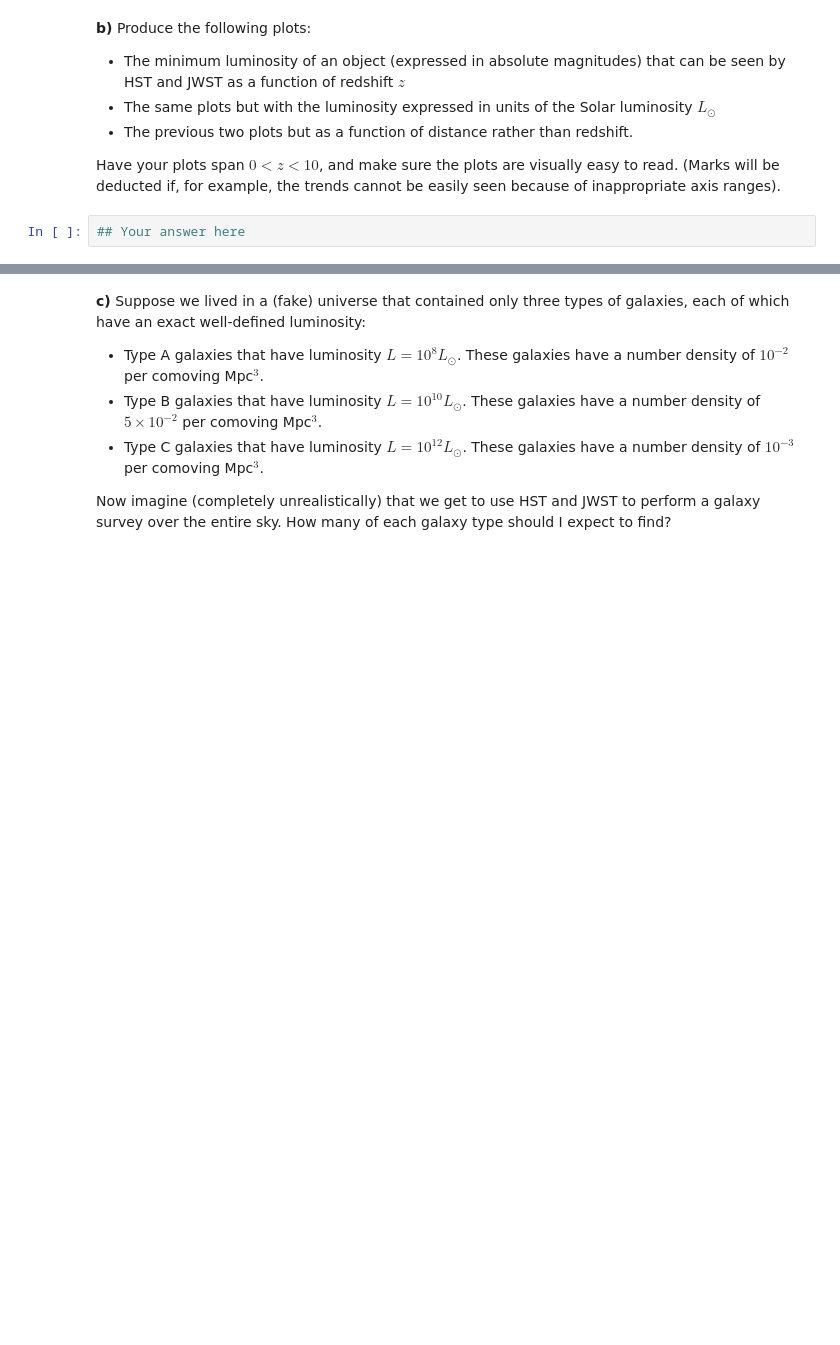
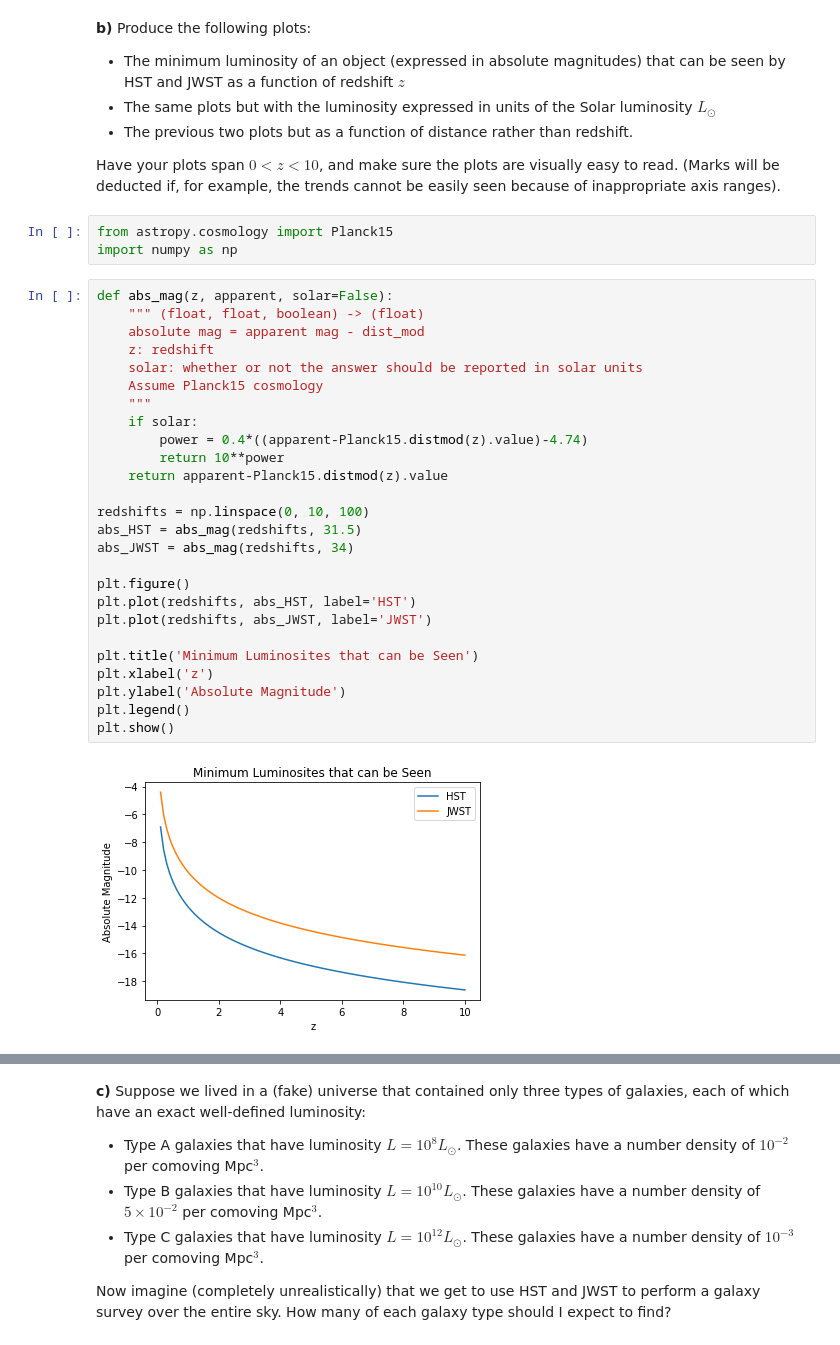
Before and after one commit to WillPugs/Phys321_midterm, a Jupyter notebook: Midterm2022.ipynb, the cells around one changed output, grey strips where cells are left out. Saved outputs shown, nothing was run; the diff lists cells and outputs as text; blank space fills up the shorter version.

```diff
--- a/Midterm2022.ipynb
+++ b/Midterm2022.ipynb
@@ -53,5 +125,34 @@ __b)__ Produce the following plots:
 * The previous two plots but as a function of distance rather than redshift.
 
 Have your plots span $0 < z < 10$, and make sure the plots are visually easy to read. (Marks will be deducted if, for example, the trends cannot be easily seen because of inappropriate axis ranges).
-# %%
-## Your answer here
+# %%
+from astropy.cosmology import Planck15
+import numpy as np
+# %%
+def abs_mag(z, apparent, solar=False):
+    """ (float, float, boolean) -> (float)
+    absolute mag = apparent mag - dist_mod
+    z: redshift
+    solar: whether or not the answer should be reported in solar units
+    Assume Planck15 cosmology
+    """
+    if solar:
+        power = 0.4*((apparent-Planck15.distmod(z).value)-4.74)
+        return 10**power
+    return apparent-Planck15.distmod(z).value
+
+redshifts = np.linspace(0, 10, 100)
+abs_HST = abs_mag(redshifts, 31.5)
+abs_JWST = abs_mag(redshifts, 34)
+
+plt.figure()
+plt.plot(redshifts, abs_HST, label='HST')
+plt.plot(redshifts, abs_JWST, label='JWST')
+
+plt.title('Minimum Luminosites that can be Seen')
+plt.xlabel('z')
+plt.ylabel('Absolute Magnitude')
+plt.legend()
+plt.show()
+# %% [output]
+[figure, added]
```
Also changed, not shown: parts of 21 cells of this notebook.
